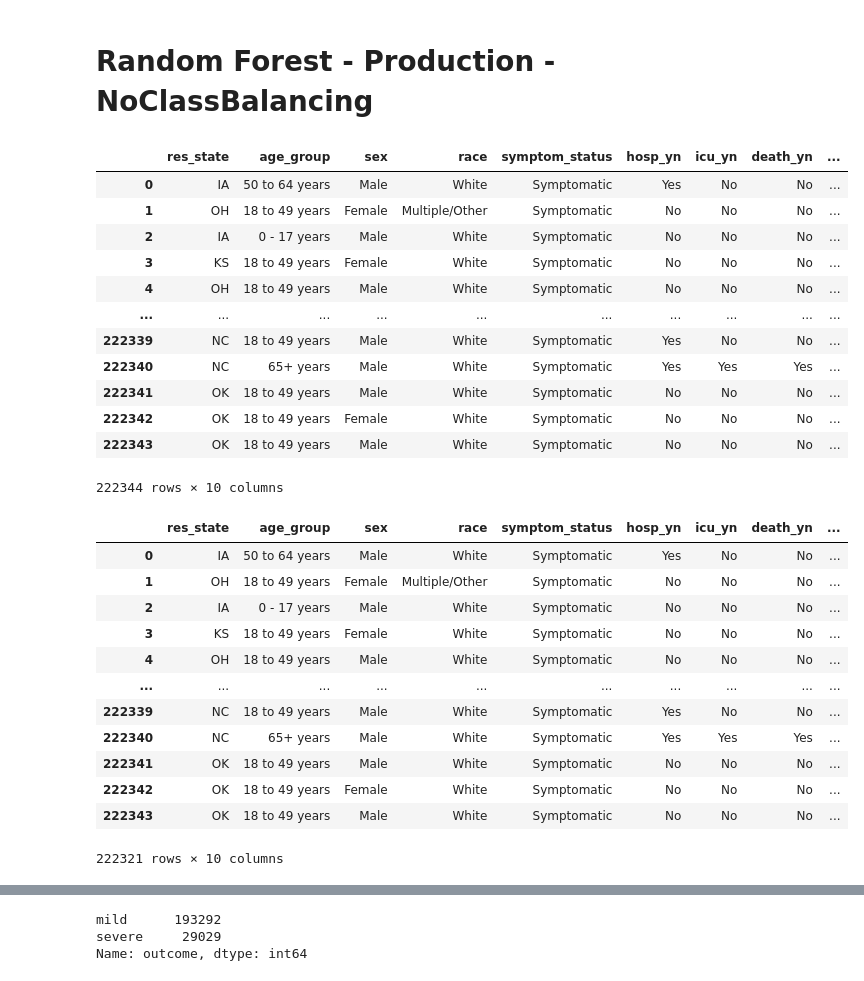
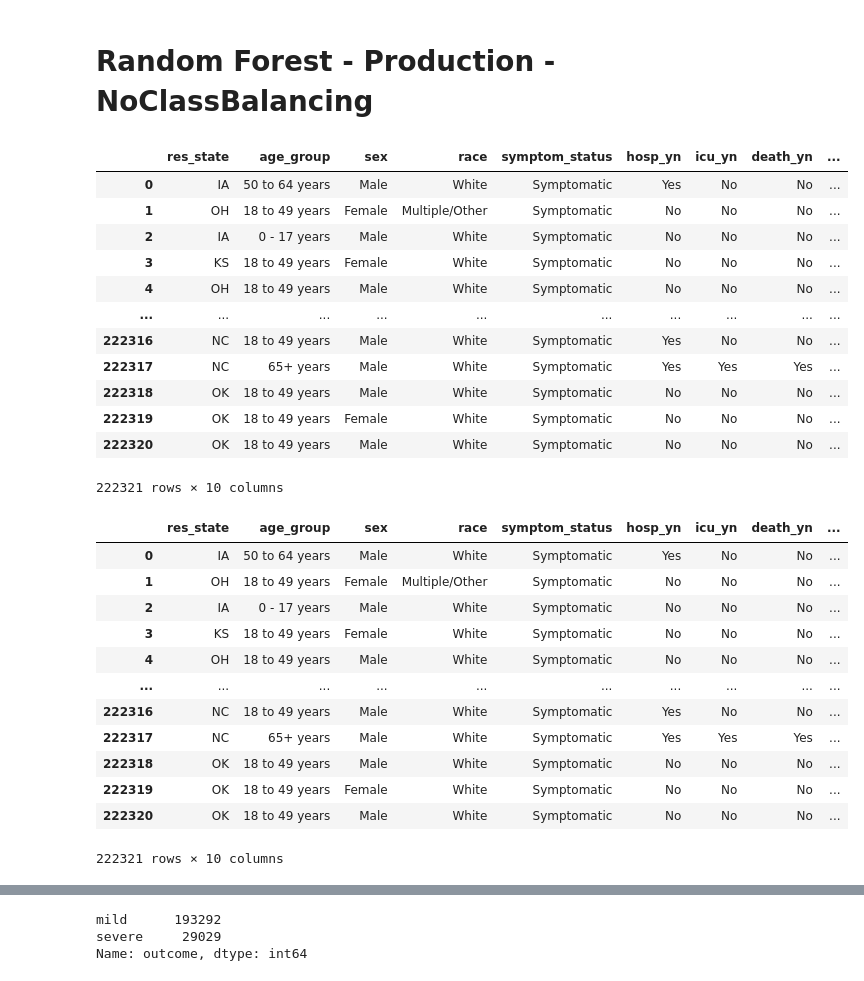
Before and after one commit to c2j185/Final_Project, a Jupyter notebook: Random_Forest_Production_NoClassBalancing.ipynb, the cells around one changed output, grey strips where cells are left out. Cells and saved outputs as stored; diff of their text form; code cells hidden in the pictures.

```diff
--- a/Random_Forest_Production_NoClassBalancing.ipynb
+++ b/Random_Forest_Production_NoClassBalancing.ipynb
@@ -9,25 +11,30 @@ from sklearn.model_selection import train_test_split
 from sklearn.metrics import confusion_matrix, accuracy_score, classification_report
 import matplotlib as plt
 # %%
-file = "MLCleanData.csv"
-full_results_df = pd.read_csv(file)
+#file = "MLCleanData.csv"
+#full_results_df = pd.read_csv(file)
+
+conn = pg.connect("dbname=COVID user=postgres password=Lfhw3413*")
+full_results_df = pd.read_sql("SELECT * FROM covid_ml", conn)
+
 full_results_df
 # %% [output]
 |  | res_state | age_group | sex | race | symptom_status | hosp_yn | icu_yn | death_yn | ... |
 | 0 | IA | 50 to 64 years | Male | White | Symptomatic | Yes | No | No | ... |
 | 1 | OH | 18 to 49 years | Female | Multiple/Other | Symptomatic | No | No | No | ... |
 | 2 | IA | 0 - 17 years | Male | White | Symptomatic | No | No | No | ... |
 | 3 | KS | 18 to 49 years | Female | White | Symptomatic | No | No | No | ... |
 | 4 | OH | 18 to 49 years | Male | White | Symptomatic | No | No | No | ... |
 | ... | ... | ... | ... | ... | ... | ... | ... | ... | ... |
-| 222339 | NC | 18 to 49 years | Male | White | Symptomatic | Yes | No | No | ... |
-| 222340 | NC | 65+ years | Male | White | Symptomatic | Yes | Yes | Yes | ... |
-| 222341 | OK | 18 to 49 years | Male | White | Symptomatic | No | No | No | ... |
-| 222342 | OK | 18 to 49 years | Female | White | Symptomatic | No | No | No | ... |
-| 222343 | OK | 18 to 49 years | Male | White | Symptomatic | No | No | No | ... |
+| 222316 | NC | 18 to 49 years | Male | White | Symptomatic | Yes | No | No | ... |
+| 222317 | NC | 65+ years | Male | White | Symptomatic | Yes | Yes | Yes | ... |
+| 222318 | OK | 18 to 49 years | Male | White | Symptomatic | No | No | No | ... |
+| 222319 | OK | 18 to 49 years | Female | White | Symptomatic | No | No | No | ... |
+| 222320 | OK | 18 to 49 years | Male | White | Symptomatic | No | No | No | ... |
-222344 rows × 10 columns
+222321 rows × 10 columns
 # %%
 full_results_df = full_results_df.loc[full_results_df['res_state']!='GU',:]
+# full_results_df = full_results_df.drop(['res_state'], axis=1)
 full_results_df
 # %% [output]
 |  | res_state | age_group | sex | race | symptom_status | hosp_yn | icu_yn | death_yn | ... |
@@ -37,11 +44,11 @@ full_results_df
 | 3 | KS | 18 to 49 years | Female | White | Symptomatic | No | No | No | ... |
 | 4 | OH | 18 to 49 years | Male | White | Symptomatic | No | No | No | ... |
 | ... | ... | ... | ... | ... | ... | ... | ... | ... | ... |
-| 222339 | NC | 18 to 49 years | Male | White | Symptomatic | Yes | No | No | ... |
-| 222340 | NC | 65+ years | Male | White | Symptomatic | Yes | Yes | Yes | ... |
-| 222341 | OK | 18 to 49 years | Male | White | Symptomatic | No | No | No | ... |
-| 222342 | OK | 18 to 49 years | Female | White | Symptomatic | No | No | No | ... |
-| 222343 | OK | 18 to 49 years | Male | White | Symptomatic | No | No | No | ... |
+| 222316 | NC | 18 to 49 years | Male | White | Symptomatic | Yes | No | No | ... |
+| 222317 | NC | 65+ years | Male | White | Symptomatic | Yes | Yes | Yes | ... |
+| 222318 | OK | 18 to 49 years | Male | White | Symptomatic | No | No | No | ... |
+| 222319 | OK | 18 to 49 years | Female | White | Symptomatic | No | No | No | ... |
+| 222320 | OK | 18 to 49 years | Male | White | Symptomatic | No | No | No | ... |
 222321 rows × 10 columns
 # %%
 # Make a copy and Add the empty column "outcome"
```
Also changed, not shown: parts of 14 cells of this notebook.
